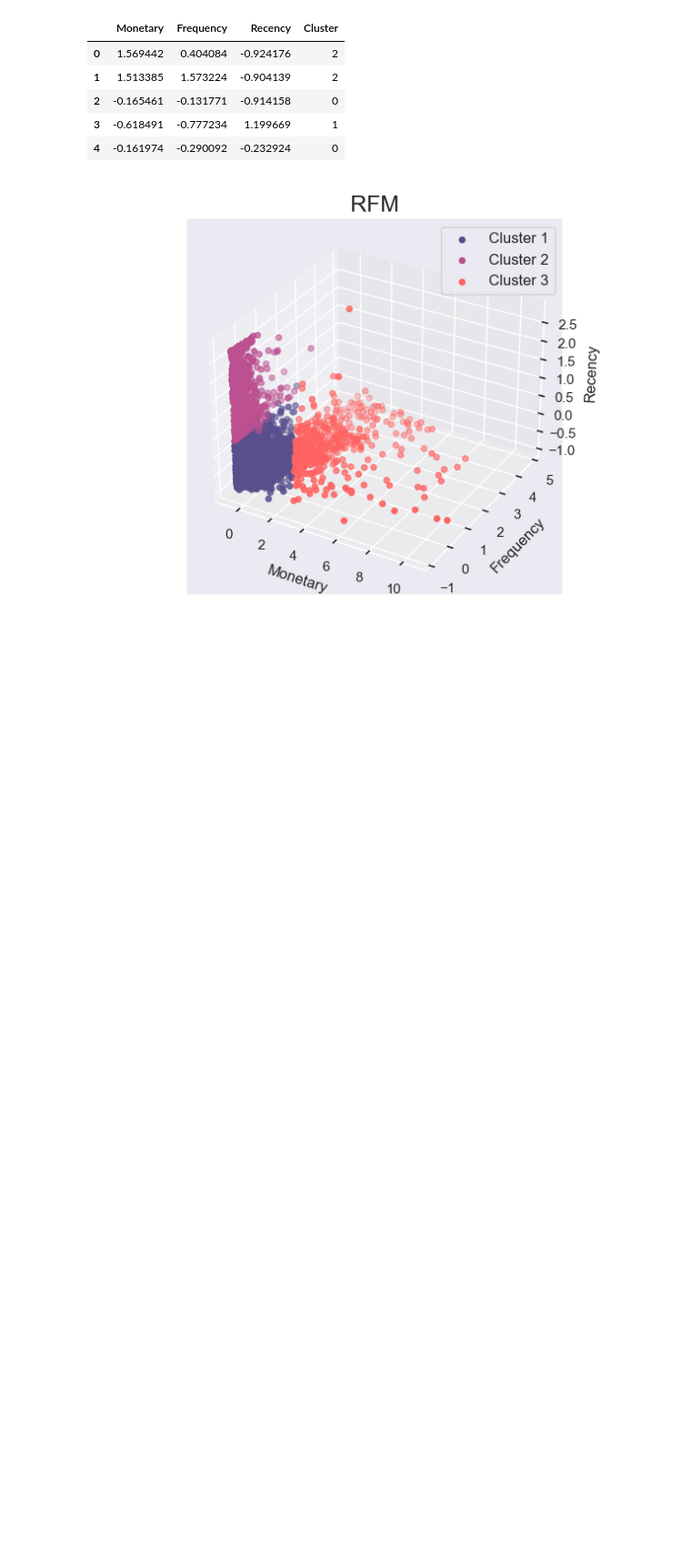
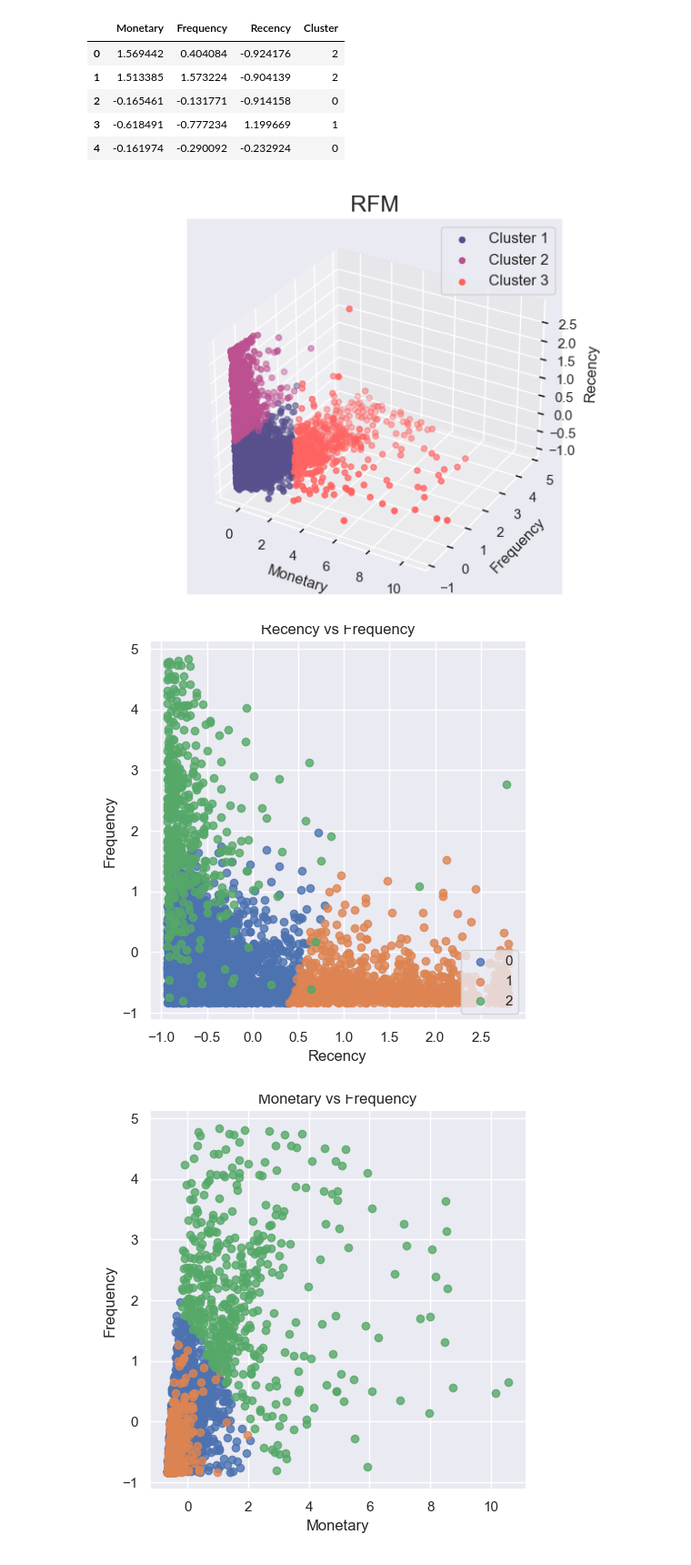
Before and after one commit to gourivngnair/online-retail, a Jupyter notebook: Online Retail.ipynb, the cells around one changed output. Shown at 91% size. Cells and saved outputs as stored; diff of their text form; code cells hidden in the pictures; blank space fills up the shorter version.

Commit message:
2-D plots added

```diff
--- a/Online Retail.ipynb
+++ b/Online Retail.ipynb
@@ -398,3 +398,12 @@ plt.tight_layout()
 plt.show()
 # %% [output]
 [figure]
+# %%
+sns.lmplot(x="Monetary", y="Frequency", data=rfm_scaled, fit_reg=False, hue='Cluster', legend=False).set(title='Monetary vs Frequency')
+sns.lmplot(x="Recency", y="Monetary", data=rfm_scaled, fit_reg=False, hue='Cluster', legend=False).set(title='Recency vs Monetary')
+sns.lmplot(x="Recency", y="Frequency", data=rfm_scaled, fit_reg=False, hue='Cluster', legend=False).set(title='Recency vs Frequency')
+plt.legend(loc='lower right')
+plt.show()
+# %% [output]
+[figure, added]
+[figure, added]
```
Also changed, not shown: parts of 1 cell of this notebook.
